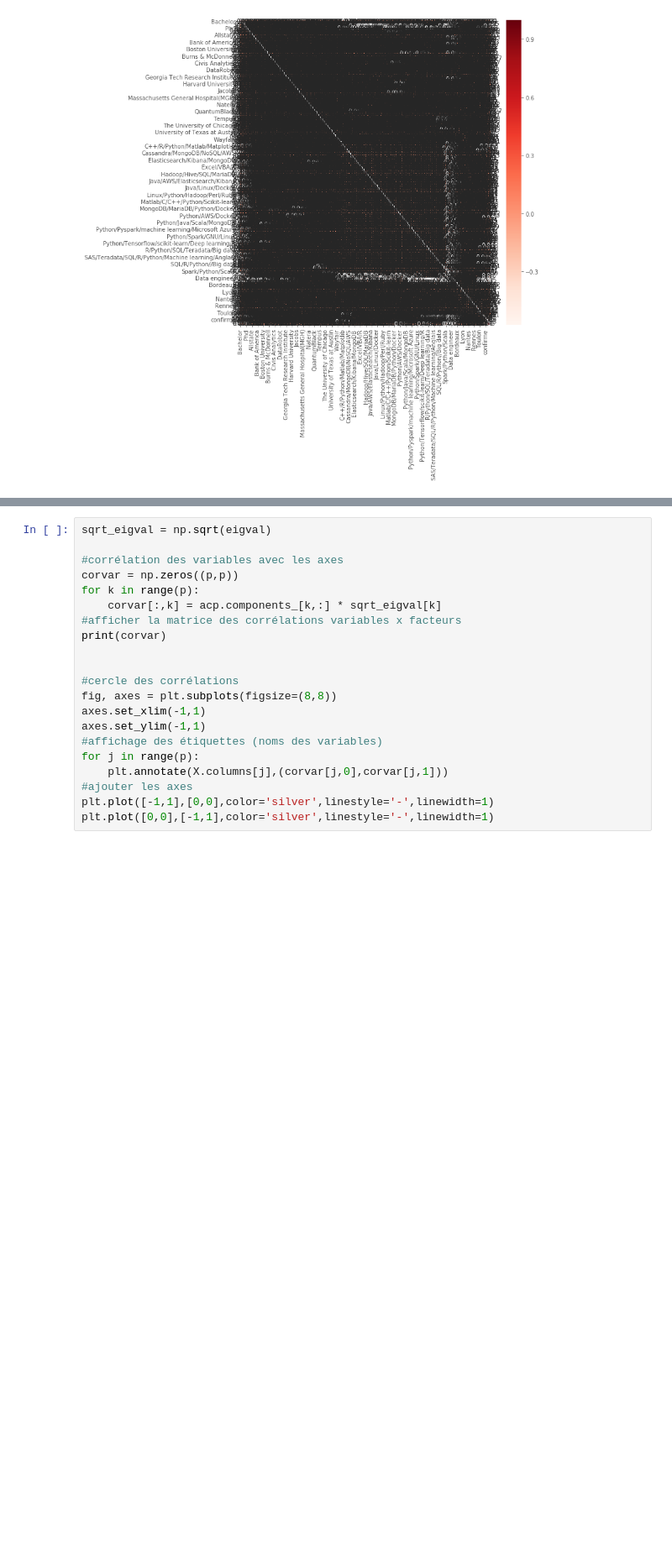
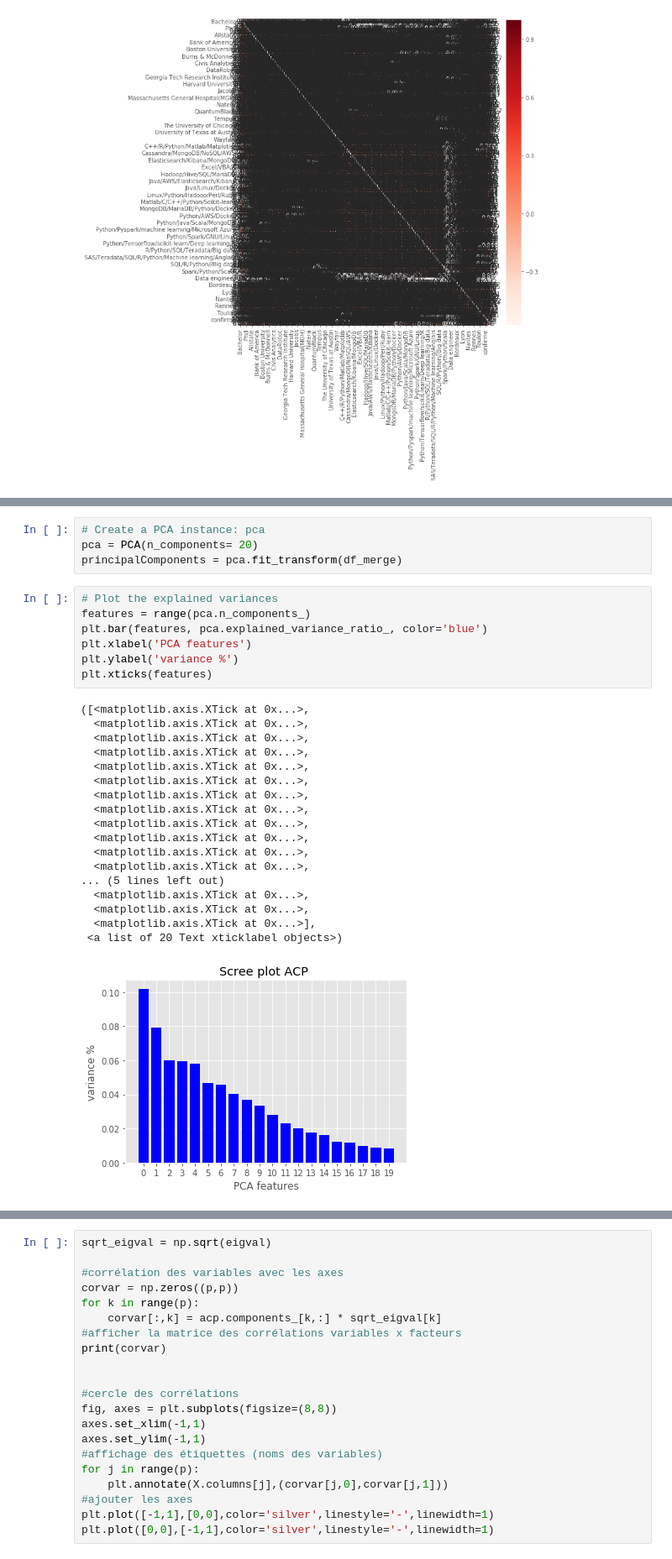
Before and after one commit to emathian/Clustering_Classification_JN, a Jupyter notebook: Test_Technique_ML_AK.ipynb, the cells around one changed output, grey strips where cells are left out. Shown at 84% size. Saved outputs shown, nothing was run; the diff lists cells and outputs as text; blank space fills up the shorter version.

```diff
--- a/Test_Technique_ML_AK.ipynb
+++ b/Test_Technique_ML_AK.ipynb
@@ -670,0 +572,30 @@ p = df_merge.shape[1]
+# %%
+# Create a PCA instance: pca
+pca = PCA(n_components= 20)
+principalComponents = pca.fit_transform(df_merge)
+# %%
+# Plot the explained variances
+features = range(pca.n_components_)
+plt.bar(features, pca.explained_variance_ratio_, color='blue')
+plt.xlabel('PCA features')
+plt.ylabel('variance %')
+plt.xticks(features)
+# %% [output]
+([<matplotlib.axis.XTick at 0x...>,
+  <matplotlib.axis.XTick at 0x...>,
+  <matplotlib.axis.XTick at 0x...>,
+  <matplotlib.axis.XTick at 0x...>,
+  <matplotlib.axis.XTick at 0x...>,
+  <matplotlib.axis.XTick at 0x...>,
+  <matplotlib.axis.XTick at 0x...>,
+  <matplotlib.axis.XTick at 0x...>,
+  <matplotlib.axis.XTick at 0x...>,
+  <matplotlib.axis.XTick at 0x...>,
+  <matplotlib.axis.XTick at 0x...>,
+  <matplotlib.axis.XTick at 0x...>,
+... (5 lines left out)
+  <matplotlib.axis.XTick at 0x...>,
+  <matplotlib.axis.XTick at 0x...>,
+  <matplotlib.axis.XTick at 0x...>],
+ <a list of 20 Text xticklabel objects>)
+[figure, added]
```
Also changed, not shown: parts of 40 cells of this notebook.
